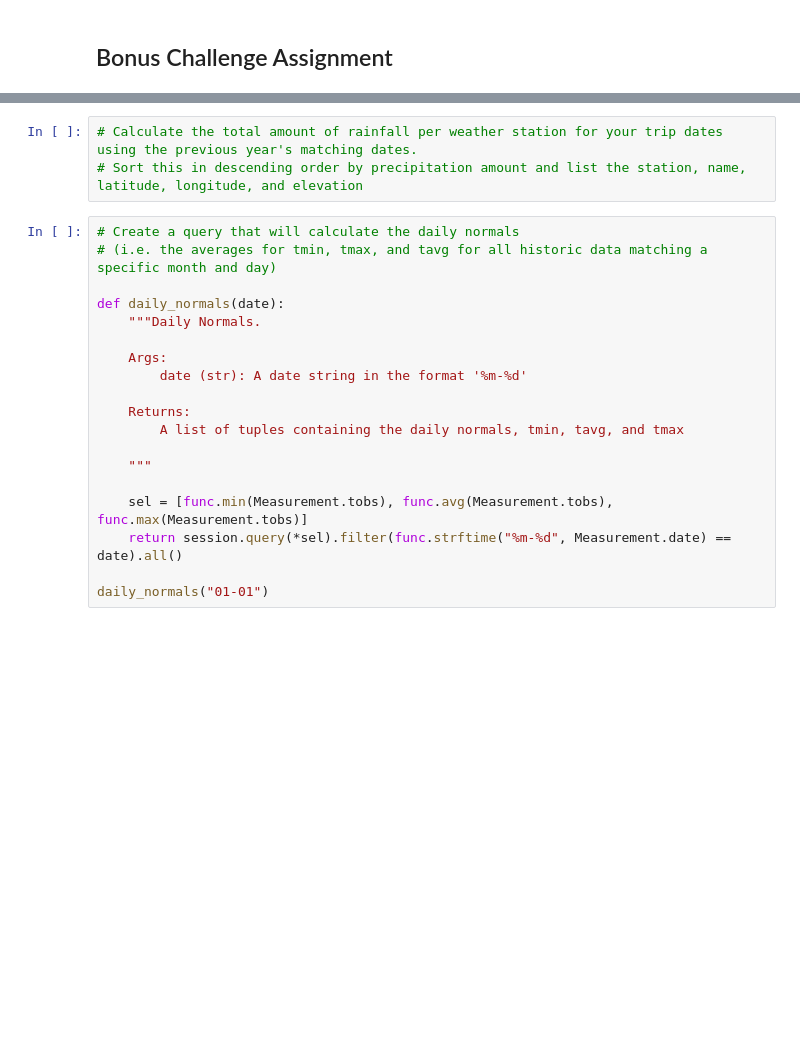
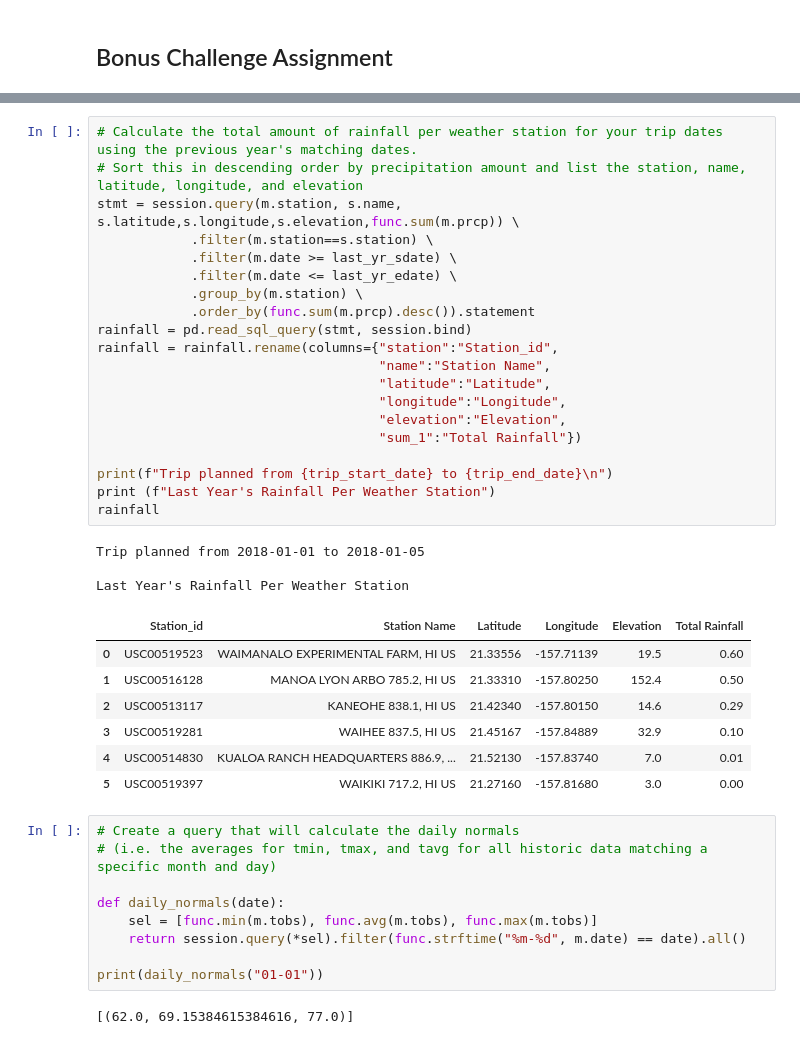
Before and after one commit to CicilyGeorge/sqlalchemy-challenge, a Jupyter notebook: climate.ipynb, the cells around one changed output, grey strips where cells are left out. Cells and saved outputs as stored; diff of their text form; blank space fills up the shorter version.

```diff
--- a/climate.ipynb
+++ b/climate.ipynb
@@ -249,25 +265,45 @@ print(calc_temps('2012-02-28', '2012-03-05'))
 # %%
 # Calculate the total amount of rainfall per weather station for your trip dates using the previous year's matching dates.
 # Sort this in descending order by precipitation amount and list the station, name, latitude, longitude, and elevation
+stmt = session.query(m.station, s.name, s.latitude,s.longitude,s.elevation,func.sum(m.prcp)) \
+            .filter(m.station==s.station) \
+            .filter(m.date >= last_yr_sdate) \
+            .filter(m.date <= last_yr_edate) \
+            .group_by(m.station) \
+            .order_by(func.sum(m.prcp).desc()).statement
+rainfall = pd.read_sql_query(stmt, session.bind)
+rainfall = rainfall.rename(columns={"station":"Station_id",
+                                    "name":"Station Name",
+                                    "latitude":"Latitude",
+                                    "longitude":"Longitude",
+                                    "elevation":"Elevation",
+                                    "sum_1":"Total Rainfall"})
+
+print(f"Trip planned from {trip_start_date} to {trip_end_date}\n")
+print (f"Last Year's Rainfall Per Weather Station")
+rainfall
+# %% [output]
+Trip planned from 2018-01-01 to 2018-01-05
+
+Last Year's Rainfall Per Weather Station
+|  | Station_id | Station Name | Latitude | Longitude | Elevation | Total Rainfall |
+| 0 | USC00519523 | WAIMANALO EXPERIMENTAL FARM, HI US | 21.33556 | -157.71139 | 19.5 | 0.60 |
+| 1 | USC00516128 | MANOA LYON ARBO 785.2, HI US | 21.33310 | -157.80250 | 152.4 | 0.50 |
+| 2 | USC00513117 | KANEOHE 838.1, HI US | 21.42340 | -157.80150 | 14.6 | 0.29 |
+| 3 | USC00519281 | WAIHEE 837.5, HI US | 21.45167 | -157.84889 | 32.9 | 0.10 |
+| 4 | USC00514830 | KUALOA RANCH HEADQUARTERS 886.9, ... | 21.52130 | -157.83740 | 7.0 | 0.01 |
+| 5 | USC00519397 | WAIKIKI 717.2, HI US | 21.27160 | -157.81680 | 3.0 | 0.00 |
 # %%
 # Create a query that will calculate the daily normals
 # (i.e. the averages for tmin, tmax, and tavg for all historic data matching a specific month and day)
 
 def daily_normals(date):
-    """Daily Normals.
+    sel = [func.min(m.tobs), func.avg(m.tobs), func.max(m.tobs)]
+    return session.query(*sel).filter(func.strftime("%m-%d", m.date) == date).all()
 
-    Args:
-        date (str): A date string in the format '%m-%d'
-
-    Returns:
-        A list of tuples containing the daily normals, tmin, tavg, and tmax
-
-    """
-
-    sel = [func.min(Measurement.tobs), func.avg(Measurement.tobs), func.max(Measurement.tobs)]
-    return session.query(*sel).filter(func.strftime("%m-%d", Measurement.date) == date).all()
-
-daily_normals("01-01")
+print(daily_normals("01-01"))
+# %% [output]
+[(62.0, 69.15384615384616, 77.0)]
 # %%
 # calculate the daily normals for your trip
 # push each tuple of calculations into a list called `normals`
```
Also changed, not shown: parts of 9 cells of this notebook, 2 other files.
